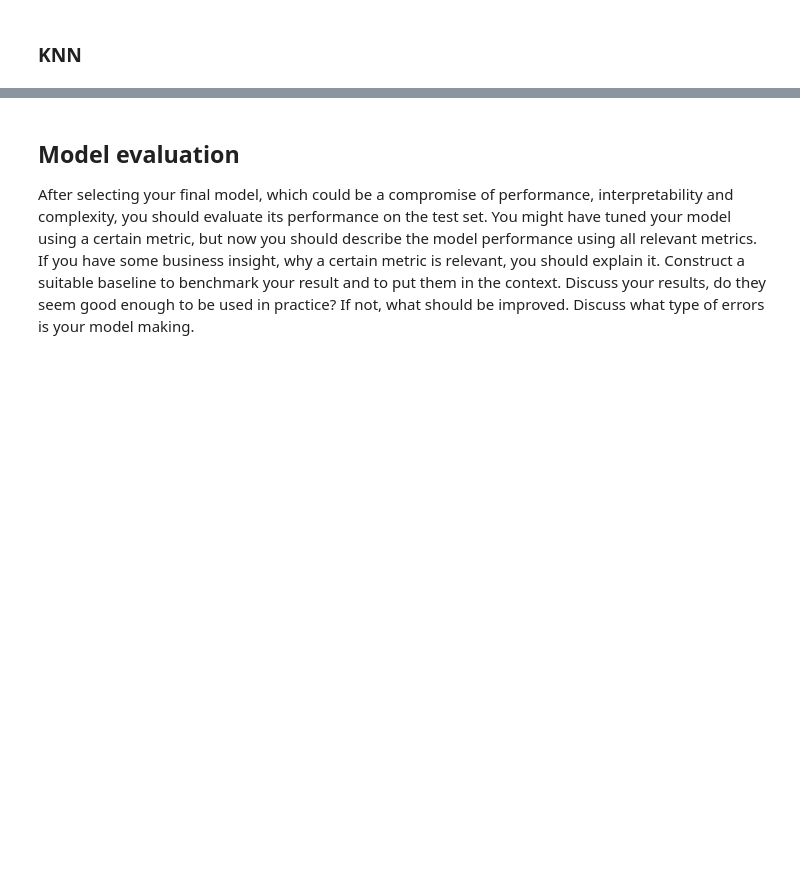
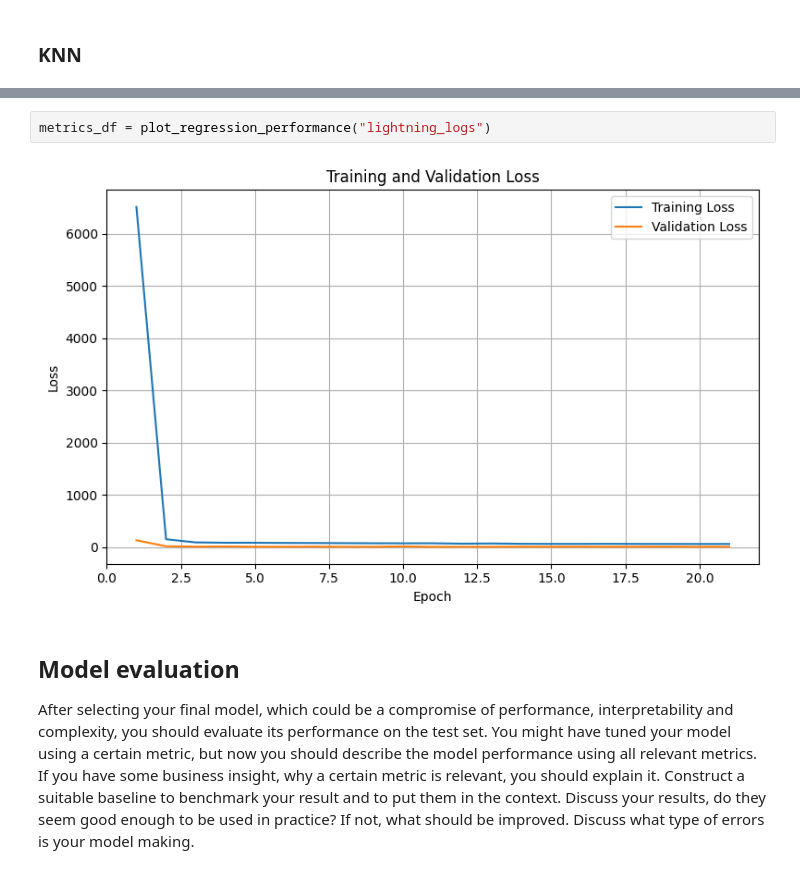
Before and after one commit to timmvdm/ML_Final_Project, a Jupyter notebook: gabriel/final_project.ipynb, the cells around one changed output, grey strips where cells are left out. Cells and saved outputs as stored; diff of their text form; blank space fills up the shorter version.

```diff
--- a/gabriel/final_project.ipynb
+++ b/gabriel/final_project.ipynb
@@ -1013,3 +1415,7 @@ Best parameters: {'knn__n_neighbors': 43, 'knn__weights': 'distance'}
+# %%
+metrics_df = plot_regression_performance("lightning_logs")
+# %% [output]
+[figure, added]
 # %% [markdown]
 ## Model evaluation
 
```
Also changed, not shown: parts of 28 cells of this notebook.
